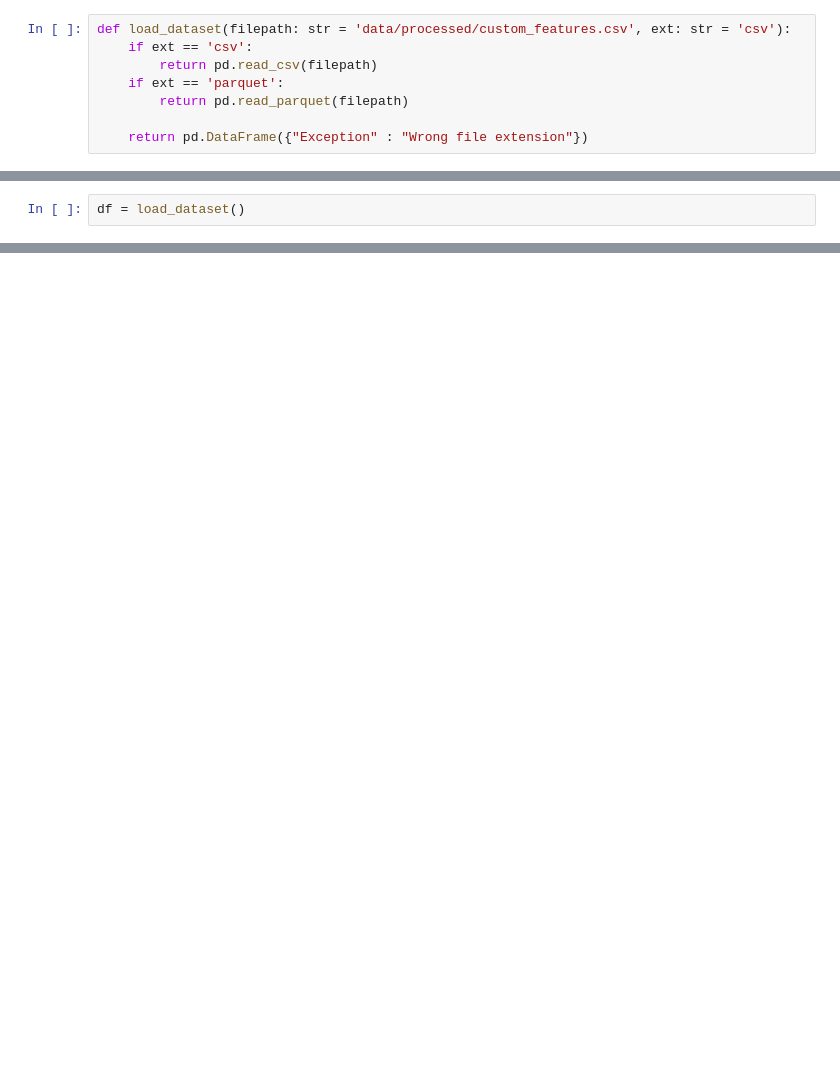
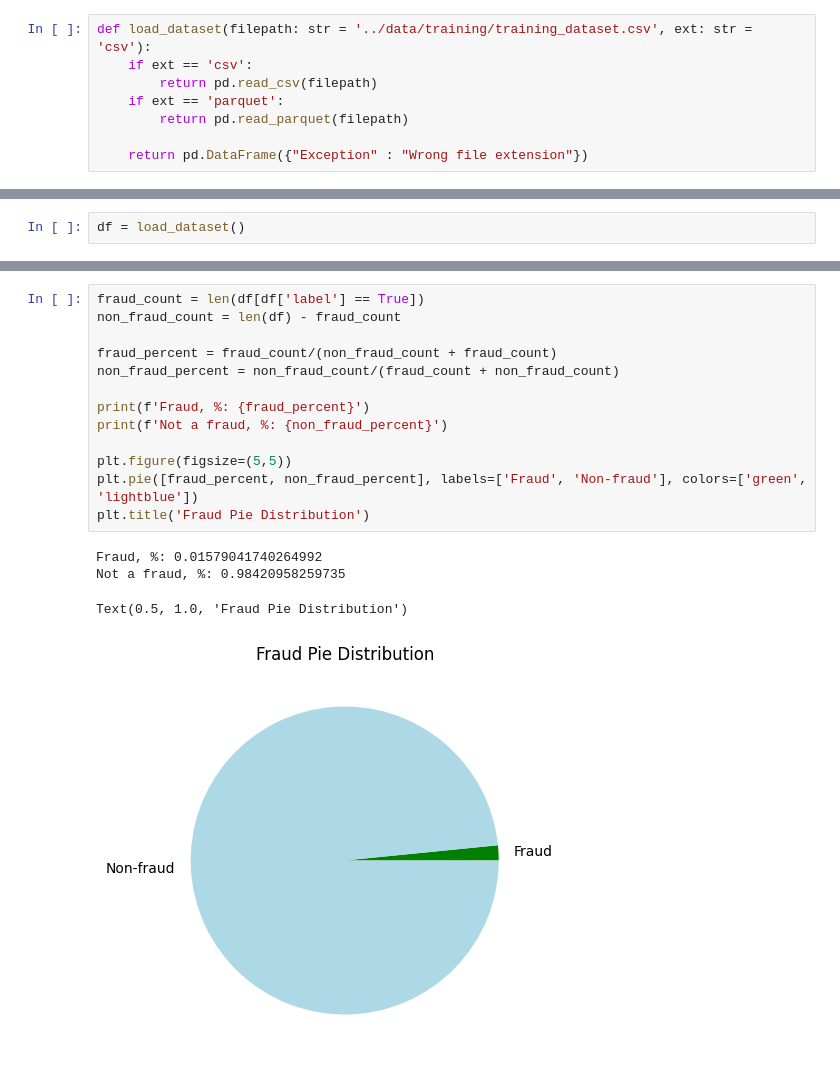
Before and after one commit to HELLRAISER3/Real-Time-fraud-Detection, a Jupyter notebook: notebooks/EDA.ipynb, the cells around one changed output, grey strips where cells are left out. Saved outputs shown, nothing was run; the diff lists cells and outputs as text; blank space fills up the shorter version.

Commit message:
Added a train datase builder. Started EDA

```diff
--- a/notebooks/EDA.ipynb
+++ b/notebooks/EDA.ipynb
@@ -8,7 +8,7 @@ import pandas as pd
 import numpy as np
 import matplotlib.pyplot as plt
 # %%
-def load_dataset(filepath: str = 'data/processed/custom_features.csv', ext: str = 'csv'):
+def load_dataset(filepath: str = '../data/training/training_dataset.csv', ext: str = 'csv'):
     if ext == 'csv':
         return pd.read_csv(filepath)
     if ext == 'parquet':
@@ -21,0 +66,18 @@ df = load_dataset()
+# %%
+fraud_count = len(df[df['label'] == True])
+non_fraud_count = len(df) - fraud_count
+
+fraud_percent = fraud_count/(non_fraud_count + fraud_count)
+non_fraud_percent = non_fraud_count/(fraud_count + non_fraud_count)
+
+print(f'Fraud, %: {fraud_percent}')
+print(f'Not a fraud, %: {non_fraud_percent}')
+
+plt.figure(figsize=(5,5))
+plt.pie([fraud_percent, non_fraud_percent], labels=['Fraud', 'Non-fraud'], colors=['green', 'lightblue'])
+plt.title('Fraud Pie Distribution')
+# %% [output]
+Fraud, %: 0.01579041740264992
+Not a fraud, %: 0.98420958259735
+Text(0.5, 1.0, 'Fraud Pie Distribution')
+[figure, added]
```
Also changed, not shown: parts of 5 cells of this notebook, 4 other files.
